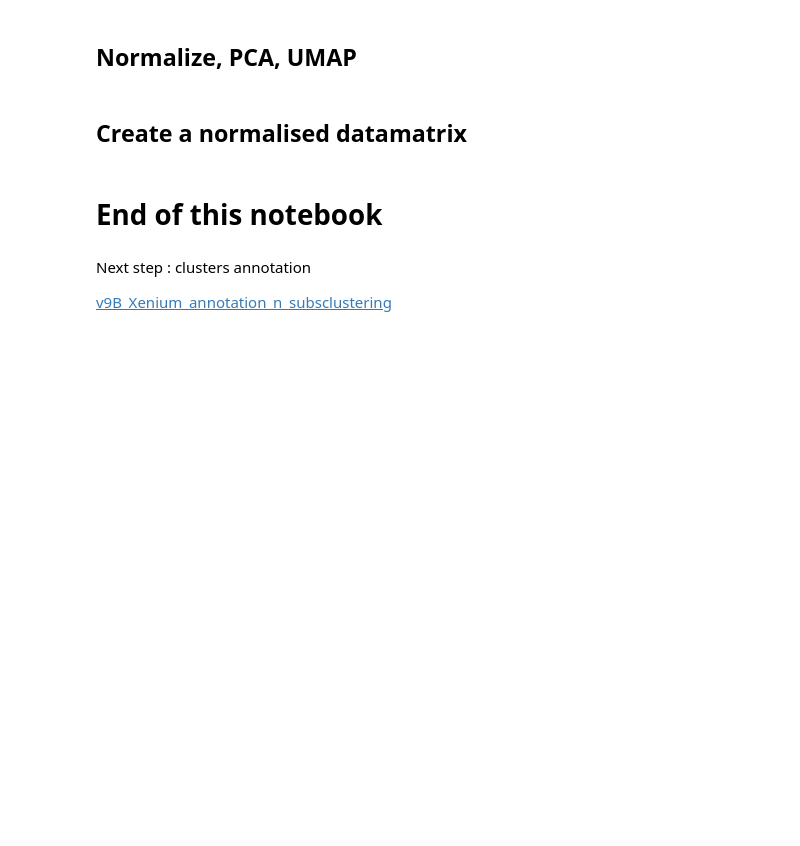
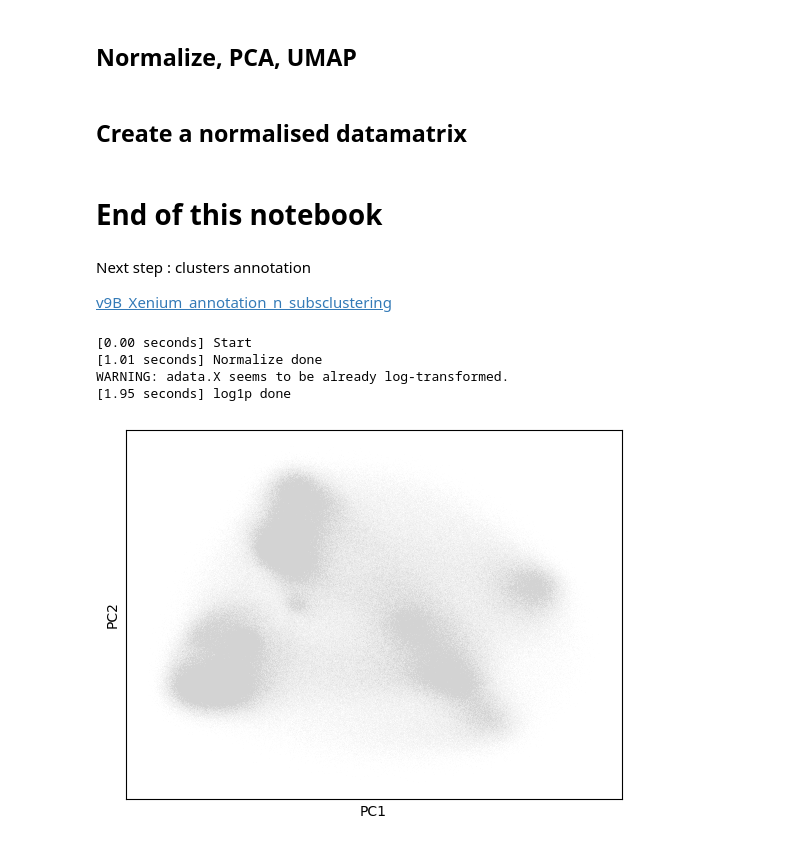
Before and after one commit to Carboneinerte/Xenium-workflow, a Jupyter notebook: v9A_Xenium_preprocess.ipynb, the cells around one changed output. Saved outputs shown, nothing was run; the diff lists cells and outputs as text; code cells hidden in the pictures; blank space fills up the shorter version.

```diff
--- a/v9A_Xenium_preprocess.ipynb
+++ b/v9A_Xenium_preprocess.ipynb
@@ -16,12 +16,12 @@ import seaborn as sns
 import scanpy as sc
 import warnings
 
-warnings.filterwarnings("ignore")
-sc.logging.print_header()
-sc.set_figure_params(facecolor="white", figsize=(8, 8))
-sc.settings.verbosity = 1 # errors (0), warnings (1), info (2), hints (3)
-plt.rcParams["font.family"] = "Arial"
-sns.set_style("white")
+# warnings.filterwarnings("ignore")
+# sc.logging.print_header()
+# sc.set_figure_params(facecolor="white", figsize=(8, 8))
+# sc.settings.verbosity = 1 # errors (0), warnings (1), info (2), hints (3)
+# plt.rcParams["font.family"] = "Arial"
+# sns.set_style("white")
 
 # Note that BANKSY itself is deterministic, here the seeds affect the umap clusters and leiden partition
 seed = 1234
@@ -263,7 +267,7 @@ if not os.path.exists(f"h5ad/{name_dir}/"):
    os.makedirs(f"h5ad/{name_dir}/")
 adata.write(f"{dir_notebook}/h5ad/{name_dir}/{name_dir}_clusters.h5ad.gz", compression='gzip')
 # %%
-adata = sc.read_h5ad(f"{dir_notebook}/h5ad/{name_dir}/{name_dir}_clusters.h5ad.gz")
+adata = sc.read_h5ad(f"{dir_notebook}/data/{name_dir}/{name_dir}_final.h5ad.gz")
 # %% [markdown]
 ## Create a normalised datamatrix
 # %%
@@ -288,3 +292,17 @@ df.to_parquet(f"{dir_notebook}/csv/{name_dir}/{name_dir}_normalized_counts.parqu
 Next step : clusters annotation
 
 [v9B_Xenium_annotation_n_subsclustering](./v9B_Xenium_annotation_n_subsclustering.ipynb)
+# %%
+adata.X = adata.layers["counts"]
+# %%
+start_time = datetime.now()
+print_with_elapsed_time(f"Start")
+sc.pp.normalize_total(adata, inplace=True)
+print_with_elapsed_time(f"Normalize done")
+sc.pp.log1p(adata)
+print_with_elapsed_time(f"log1p done")
+# %% [output]
+[0.00 seconds] Start
+[1.01 seconds] Normalize done
+WARNING: adata.X seems to be already log-transformed.
+[1.95 seconds] log1p done
@@ -290,0 +318,5 @@ Next step : clusters annotation
+# %%
+sc.pl.pca(adata)
+sc.pl.umap(adata)
+# %% [output]
+[figure, added]
```
Also changed, not shown: parts of 4 cells of this notebook, 6 other files.
